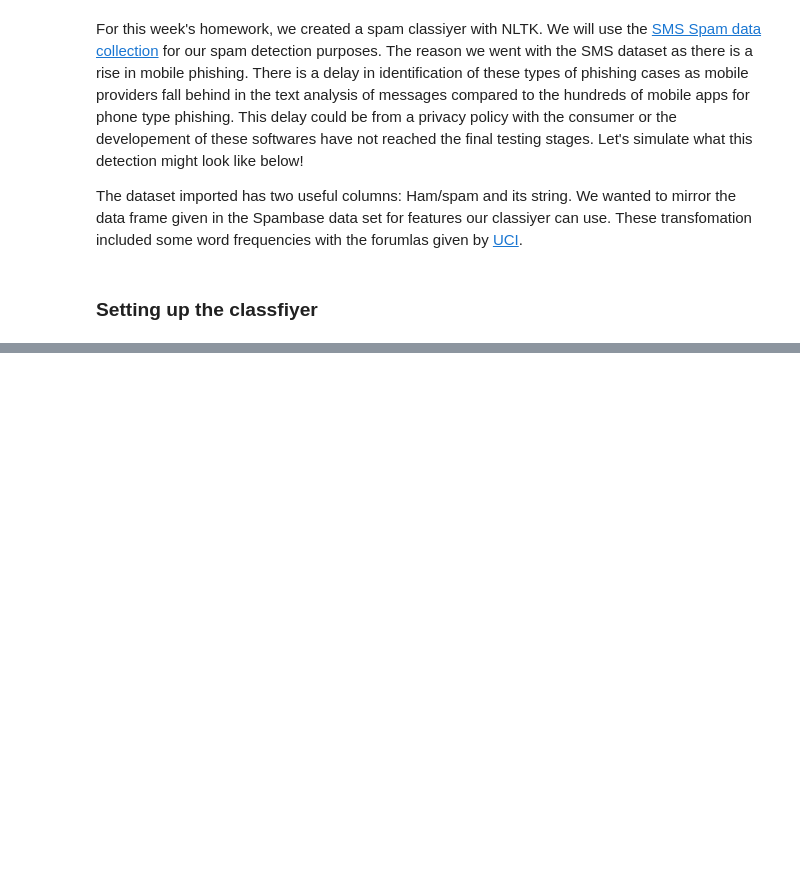
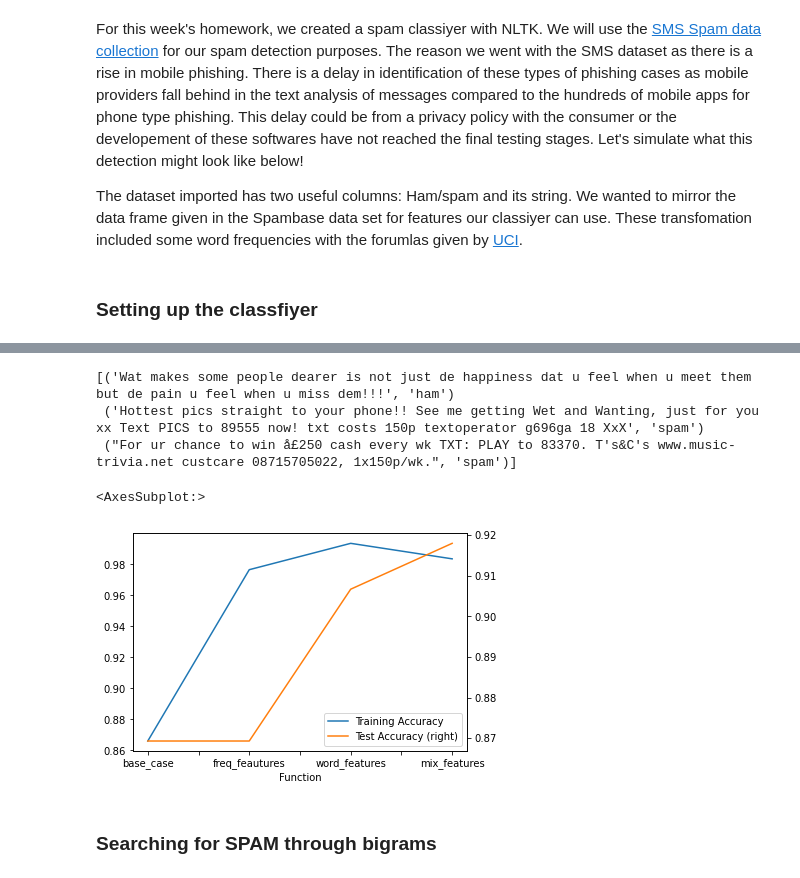
Before and after one commit to Vy4thewin/Data620_TeamVAC, a Jupyter notebook: Data620_W5_P2.ipynb, the cells around one changed output, grey strips where cells are left out. Drawn from its saved outputs; the diff is of its cells as text; code cells hidden in the pictures; blank space fills up the shorter version.

```diff
--- a/Data620_W5_P2.ipynb
+++ b/Data620_W5_P2.ipynb
@@ -198,2 +153,48 @@ NameError: name 'df' is not defined
+# %%
+#collection of features to test
+all_features=[base_case,freq_feautures,word_features,mix_features]
+
+#randomly sort our string and sort between training and test set
+flip_df=shuffle(flip_df)
+flip_df=flip_df.to_records(index=False)
+train_names,test_names = flip_df[0:2000], flip_df[2001:4572]
+
+print(test_names[0:3])
+# %% [output]
+[('Wat makes some people dearer is not just de happiness dat u feel when u meet them but de pain u feel when u miss dem!!!', 'ham')
+ ('Hottest pics straight to your phone!! See me getting Wet and Wanting, just for you xx Text PICS to 89555 now! txt costs 150p textoperator g696ga 18 XxX', 'spam')
+ ("For ur chance to win å£250 cash every wk TXT: PLAY to 83370. T's&C's www.music-trivia.net custcare 08715705022, 1x150p/wk.", 'spam')]
+# %%
+results_list = []
+
+# For each feature function, try to classify the test sets
+for fn in all_features:
+    train_set = [(fn(n), g) for (n,g) in train_names]
+    test_set = [(word_features(n), g) for (n,g) in test_names]
+
+    # make a classifier from the training set
+    classifier = nltk.classify.DecisionTreeClassifier.train(train_set)
+
+    # Print the classifier logic
+    accuracy_train = nltk.classify.accuracy(classifier, train_set)
+    accuracy_test = nltk.classify.accuracy(classifier, test_set)
+
+    results_list.append([fn.__name__, accuracy_train, accuracy_test])
+
+
+results_df = pd.DataFrame(results_list,
+                          columns=['Function',
+                                   'Training Accuracy',
+                                   'Test Accuracy',
+                                   ])
+
+results_df.head()
+ax=results_df.plot('Function','Training Accuracy')
+results_df.plot('Function','Test Accuracy',secondary_y=True, ax=ax)
+# %% [output]
+<AxesSubplot:>
+[figure, added]
+# %% [markdown]
+### Searching for SPAM through bigrams
 # %%
 data[ data['Spam_Value'] == 'spam'  ]['Str']
```
Also changed, not shown: parts of 11 cells of this notebook.
